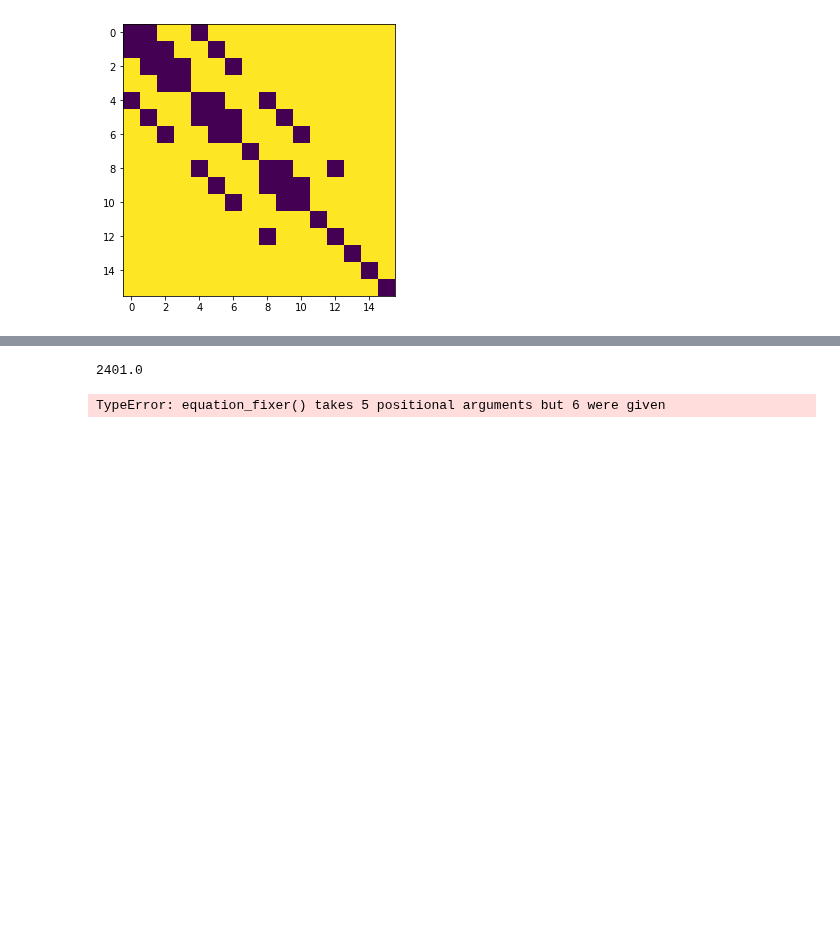
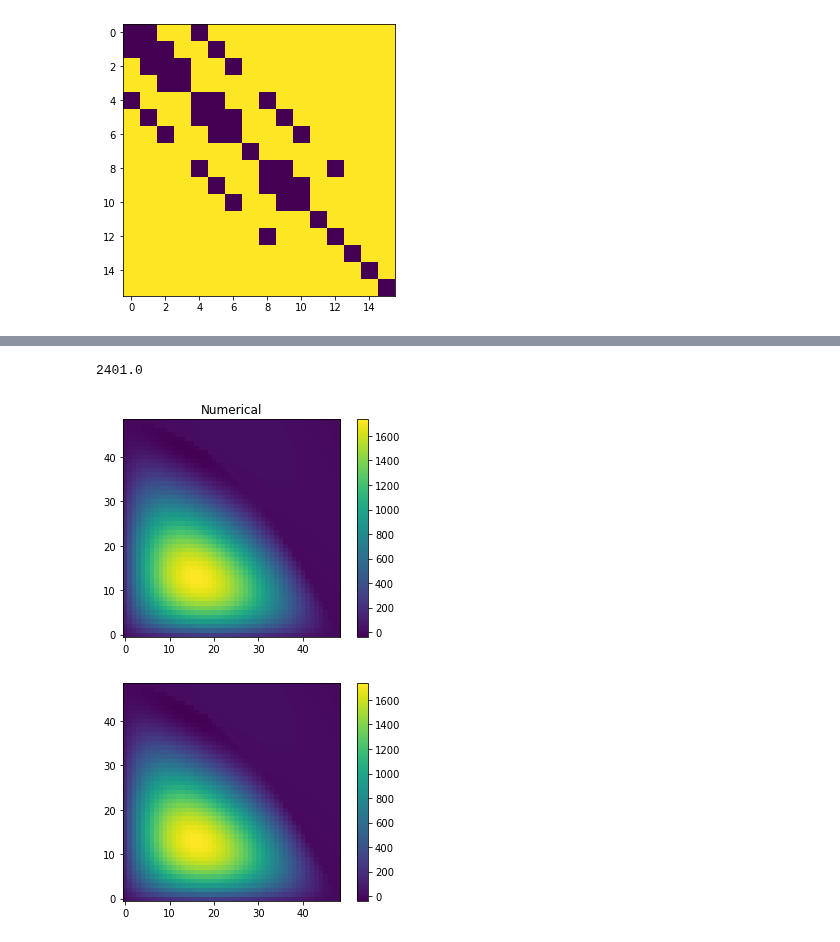
Before and after one commit to aledha/TMA4212-NumDiffDiff, a Jupyter notebook: Project 1/Jan copy.ipynb, the cells around one changed output, grey strips where cells are left out. Saved outputs shown, nothing was run; the diff lists cells and outputs as text; code cells hidden in the pictures; blank space fills up the shorter version.

```diff
--- a/Project 1/Jan copy.ipynb
+++ b/Project 1/Jan copy.ipynb
@@ -3,6 +3,12 @@ import numpy as np
 import matplotlib.pyplot as plt
 from sympy.solvers import solve
 from sympy import Symbol
+# %%
+def im(grid, title = '', origin = 'lower'):
+    plt.imshow(grid, origin=origin)
+    plt.colorbar()
+    plt.title(title)
+    plt.show()
 # %%
 num_points = 49
 
@@ -625,33 +631,34 @@ def f(x, y):
 
 
 x = np.linspace(0, 1, M+1)
 y = np.linspace(0, 1, M+1)
 xx, yy = np.meshgrid(x, y)
 fmat = f(xx, yy)[1:-1, 1:-1]
 fvec = fmat.flatten()
 U_exact = u_exact(xx, yy)
 b = U_exact[0, :]
 t = U_exact[-1, :]
 l = U_exact[:, 0]
 r = U_exact[:, -1]
 boundaries = [l,t,r,b]
 
 
 
 
 omega = domain2(bool_domain_gen(M-1))
 
 hyper_funtion = hyper_f_fixer(fvec, omega)
 
 A = triblock_mod(C, B, M, omega)
 
-A, g2 = equation_fixer(A, g2, omega, M, hyper_bndry_func, hyper_funtion)
+#A, g2 = equation_fixer(A, g2, omega, M, hyper_bndry_func, hyper_funtion)
 
-U_vec = np.linalg.solve(A, -g2 - hyper_funtion*h**2)
+U_vec = np.linalg.solve(A, -g2 - hyper_funtion)
 U = U_vec.reshape((M-1, M-1))
 
 im(U, 'Numerical')
 im(U  -1/5 * g2.reshape((M-1,M-1)))
 # %% [output]
 2401.0
-TypeError: equation_fixer() takes 5 positional arguments but 6 were given
+[figure, added]
+[figure, added]
```
Also changed, not shown: parts of 1 cell of this notebook, 1 other file.
